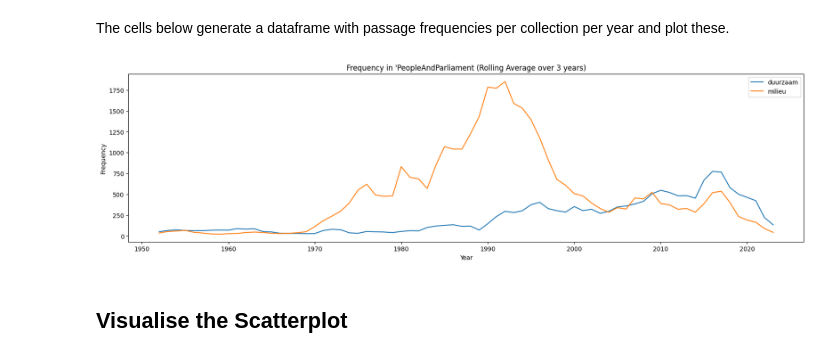
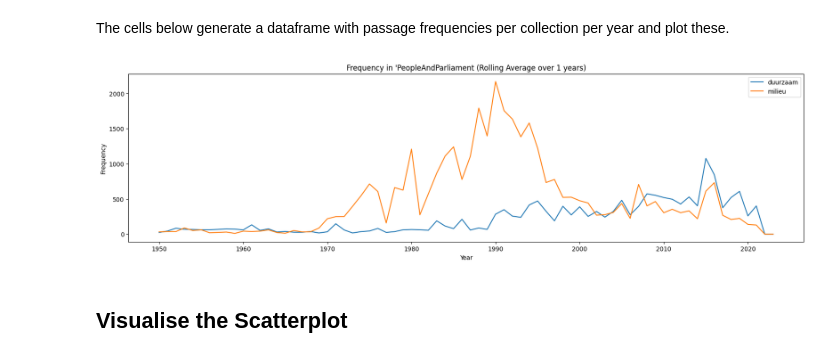
Before and after one commit to Meesch/tempo-embeddings, a Jupyter notebook: notebooks/workshop_notebook.ipynb, the cells around one changed output. Drawn from its saved outputs; the diff is of its cells as text; code cells hidden in the pictures.

```diff
--- a/notebooks/workshop_notebook.ipynb
+++ b/notebooks/workshop_notebook.ipynb
@@ -78,16 +78,16 @@ The terms 'collection' and 'corpus' are used mostly interchangeably, but know th
 # %%
 from ipywidgets import widgets
 
-# corpora is a list of available collections from the Weaviate database
-corpora = sorted(db.get_available_collections())
+#  a list of available collections from the Weaviate database (db)
+available_collections = sorted(db.get_available_collections())
 
 collection_selector = widgets.SelectMultiple(
-    options=corpora,
+    options=available_collections,
     value=["PeopleAndParliament"],
     description="Choose one or multiple collections:",
     disabled=False,
     layout={"width": "max-content"},
-    rows=len(corpora),
+    rows=len(available_collections),
 )
 collection_selector
 # %% [output]
@@ -179,16 +180,16 @@ for collection in tqdm(collection_selector.value, unit="collection"):
         for year, freq in term_freqs.items():
             doc_freqs.at[(collection, year), term] = freq
 # %%
-window_size = 3 # number of years to average over
+window_size = 1 # number of years to average over
 
 for collection in doc_freqs.index.get_level_values("collection").unique():
     doc_freqs.loc[collection].rolling(window_size).mean().plot(
         figsize=(20, 5),
         title=f"Frequency in '{collection} (Rolling Average over {window_size} years)",
         xlabel="Year",
         ylabel="Frequency",
     )
 # %% [output]
-[figure, old version]
+[figure, new version]
 # %% [markdown]
 ## Visualise the Scatterplot
```
Also changed, not shown: parts of 14 cells of this notebook.
